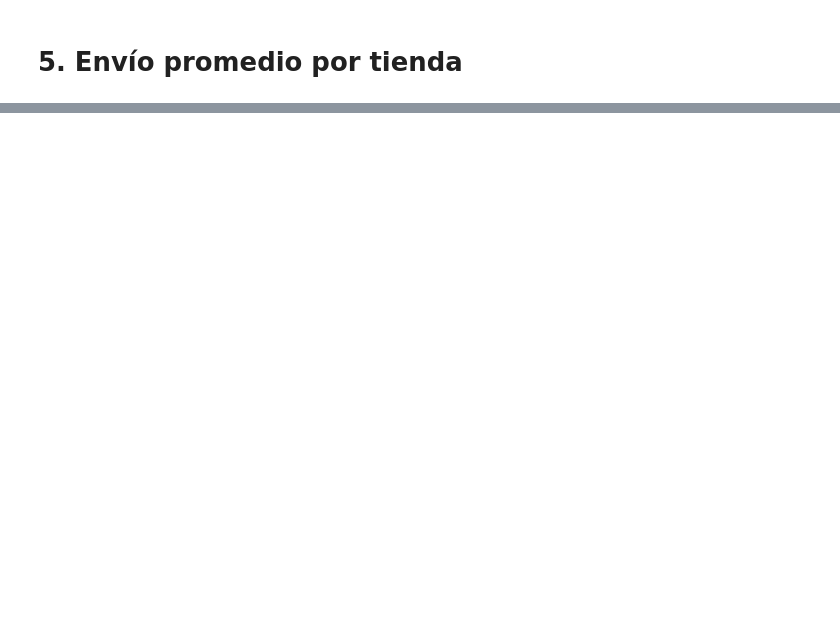
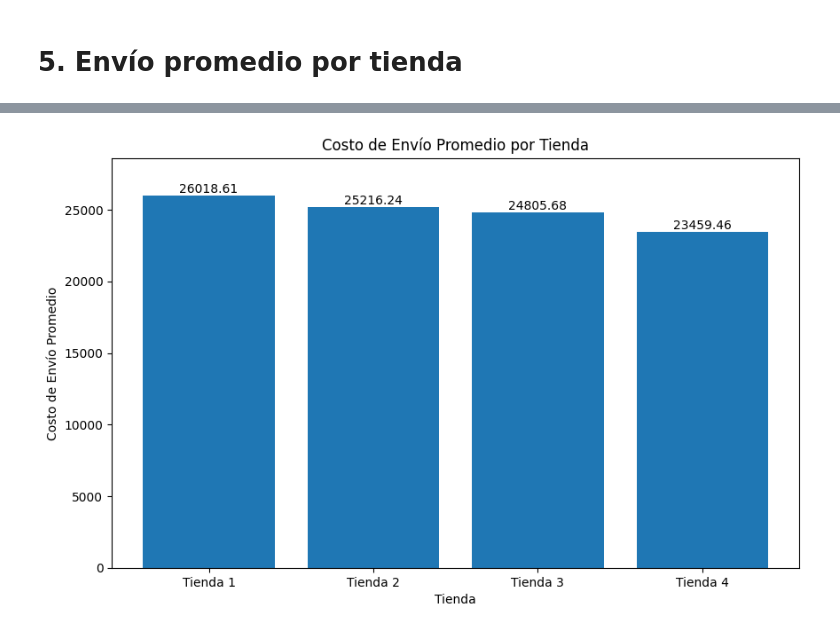
Before and after one commit to xsebet/AluraStoreLatam, a Jupyter notebook: AluraStoreLatam.ipynb, the cells around one changed output, grey strips where cells are left out. Drawn from its saved outputs; the diff is of its cells as text; code cells hidden in the pictures; blank space fills up the shorter version.

```diff
--- a/AluraStoreLatam.ipynb
+++ b/AluraStoreLatam.ipynb
@@ -211,0 +325,13 @@ for i, v in enumerate(df_promedio_calificacion['Calificación promedio']):
+# %%
+promedio_envio_tienda1 = tienda['Costo de envío'].mean()
+promedio_envio_tienda2 = tienda2['Costo de envío'].mean()
+promedio_envio_tienda3 = tienda3['Costo de envío'].mean()
+promedio_envio_tienda4 = tienda4['Costo de envío'].mean()
+
+df_promedio_envio = pd.DataFrame({
+    'Tienda': ['Tienda 1', 'Tienda 2', 'Tienda 3', 'Tienda 4'],
+    'Costo de envío promedio': [promedio_envio_tienda1, promedio_envio_tienda2, promedio_envio_tienda3, promedio_envio_tienda4]
+})
+
+print("Costo de envío promedio por tienda:")
+display(df_promedio_envio.style.hide(axis="index").format({'Costo de envío promedio': '{:.2f}'}))
@@ -211,0 +349,14 @@ for i, v in enumerate(df_promedio_calificacion['Calificación promedio']):
+# %%
+fig, ax = plt.subplots(figsize=(10, 6))
+ax.bar(df_promedio_envio['Tienda'], df_promedio_envio['Costo de envío promedio'])
+ax.set_title('Costo de Envío Promedio por Tienda')
+ax.set_xlabel('Tienda')
+ax.set_ylabel('Costo de Envío Promedio')
+ax.set_ylim(0, df_promedio_envio['Costo de envío promedio'].max() * 1.1)
+
+for i, v in enumerate(df_promedio_envio['Costo de envío promedio']):
+    ax.text(i, v, f'{v:.2f}', ha='center', va='bottom')
+
+plt.show()
+# %% [output]
+[figure, added]
```
Also changed, not shown: parts of 27 cells of this notebook.
